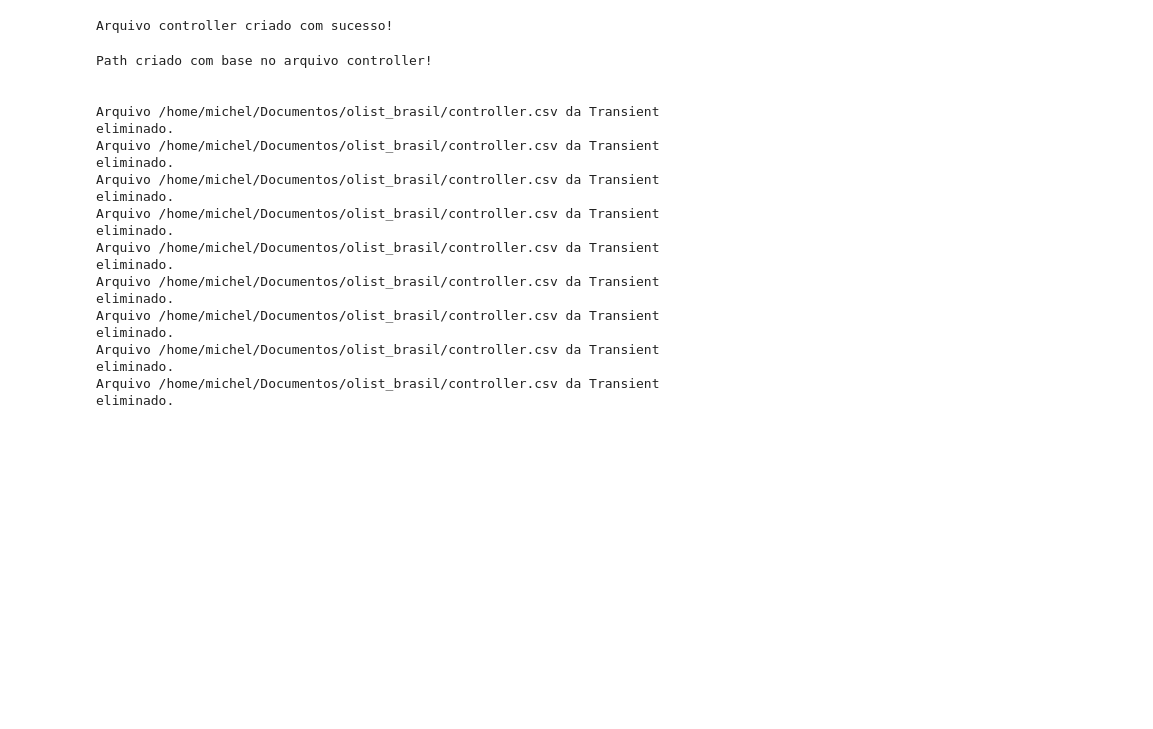
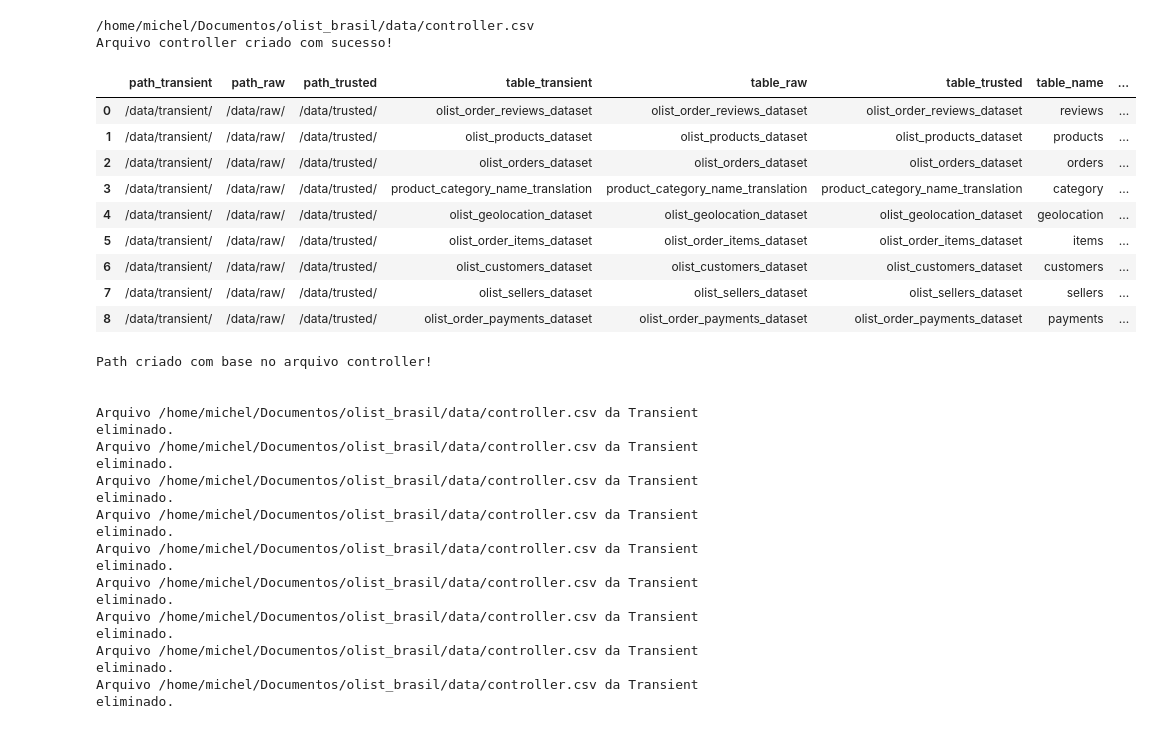
Before and after one commit to michelprosite/olist_brasil, a Jupyter notebook: olist_brasil.ipynb, the cells around one changed output. Drawn from its saved outputs; the diff is of its cells as text; code cells hidden in the pictures; blank space fills up the shorter version.

```diff
--- a/olist_brasil.ipynb
+++ b/olist_brasil.ipynb
@@ -57,14 +57,21 @@ Arquivos carregados e descompactados.
 # %%
 def created_arquivo_controller():
-    folder = os.getcwd()
-    path_folder = os.path.join(folder, 'data/transient')  # Substitua pelo caminho da pasta desejada
-    file_path = os.path.join(folder, 'controller.csv')
+    if os.path.exists(os.getcwd() + '/transient'):
+        folder = os.getcwd()
+        path_folder = os.path.join(folder, 'data/transient')  # Substitua pelo caminho da pasta desejada
+        file_path = os.path.join(folder, 'data/controller.csv')
+    else:
+        folder = os.getcwd()
+        path_folder = os.path.join(folder, 'data/raw')  # Substitua pelo caminho da pasta desejada
+        file_path = os.path.join(folder, 'data/controller.csv')
+
+    print(file_path)
 
     # Capturar nomes dos arquivos e remover a extensão
     arquivos = os.listdir(path_folder)
 
     # Eliminar as palavras indesejadas
-    palavras_indesejadas = ['_dataset.csv', 'olist_', 'order_', '_dataset', 'product_', '_name', '_translation', '.csv']
+    palavras_indesejadas = ['_dataset.csv', 'olist_', 'order_', '_dataset', 'product_', '_name', '_translation', '.csv', '.parquet']
     nomes_limpos = [arquivo for arquivo in arquivos]
     for palavra in palavras_indesejadas:
         nomes_limpos = [nome.replace(palavra, '') for nome in nomes_limpos]
@@ -76,7 +83,7 @@ def created_arquivo_controller():
     dados = [
         ["path_transient", "path_raw", "path_trusted", "table_transient", "table_raw", "table_trusted", "table_name", "table_name_temp"]
     ] + [
-        [str(path_folder[0]) + "data/transient/", str(path_folder[0]) + "data/raw/", str(path_folder[0]) + "data/trusted/", nome.replace('.csv', ""), nome.replace('.csv', ""), nome.replace('.csv', ""), nome_limp, 'temp_' + nome_limp]
+        [str(path_folder[0]) + "data/transient/", str(path_folder[0]) + "data/raw/", str(path_folder[0]) + "data/trusted/", nome.replace('.csv', "").replace('.parquet', ""), nome.replace('.csv', "").replace('.parquet', ""), nome.replace('.csv', "").replace('.parquet', ""), nome_limp, 'temp_' + nome_limp]
         for nome, nome_limp in zip(arquivos, nomes_limpos)
     ]
 
@@ -85,11 +92,27 @@ def created_arquivo_controller():
     print('Arquivo controller criado com sucesso!')
 created_arquivo_controller()
 # %% [output]
+/home/michel/Documentos/olist_brasil/data/controller.csv
 Arquivo controller criado com sucesso!
+# %%
+controller = os.path.join(os.getcwd(), 'data/controller.csv')
+path = pd.read_csv(controller)
+path
+# %% [output]
+|  | path_transient | path_raw | path_trusted | table_transient | table_raw | table_trusted | table_name | ... |
+| 0 | /data/transient/ | /data/raw/ | /data/trusted/ | olist_order_reviews_dataset | olist_order_reviews_dataset | olist_order_reviews_dataset | reviews | ... |
+| 1 | /data/transient/ | /data/raw/ | /data/trusted/ | olist_products_dataset | olist_products_dataset | olist_products_dataset | products | ... |
+| 2 | /data/transient/ | /data/raw/ | /data/trusted/ | olist_orders_dataset | olist_orders_dataset | olist_orders_dataset | orders | ... |
+| 3 | /data/transient/ | /data/raw/ | /data/trusted/ | product_category_name_translation | product_category_name_translation | product_category_name_translation | category | ... |
+| 4 | /data/transient/ | /data/raw/ | /data/trusted/ | olist_geolocation_dataset | olist_geolocation_dataset | olist_geolocation_dataset | geolocation | ... |
+| 5 | /data/transient/ | /data/raw/ | /data/trusted/ | olist_order_items_dataset | olist_order_items_dataset | olist_order_items_dataset | items | ... |
+| 6 | /data/transient/ | /data/raw/ | /data/trusted/ | olist_customers_dataset | olist_customers_dataset | olist_customers_dataset | customers | ... |
+| 7 | /data/transient/ | /data/raw/ | /data/trusted/ | olist_sellers_dataset | olist_sellers_dataset | olist_sellers_dataset | sellers | ... |
+| 8 | /data/transient/ | /data/raw/ | /data/trusted/ | olist_order_payments_dataset | olist_order_payments_dataset | olist_order_payments_dataset | payments | ... |
 # %%
 def carregando_raw():
     folder = os.getcwd()
-    file_path = os.path.join(folder, 'controller.csv')
+    file_path = os.path.join(folder, 'data/controller.csv')
     path = pd.read_csv(file_path)
     print('Path criado com base no arquivo controller!')
 
@@ -161,15 +184,15 @@ carregando_raw()
 Path criado com base no arquivo controller!
 
 
-Arquivo /home/michel/Documentos/olist_brasil/controller.csv da Transient eliminado.
-Arquivo /home/michel/Documentos/olist_brasil/controller.csv da Transient eliminado.
-Arquivo /home/michel/Documentos/olist_brasil/controller.csv da Transient eliminado.
-Arquivo /home/michel/Documentos/olist_brasil/controller.csv da Transient eliminado.
-Arquivo /home/michel/Documentos/olist_brasil/controller.csv da Transient eliminado.
-Arquivo /home/michel/Documentos/olist_brasil/controller.csv da Transient eliminado.
-Arquivo /home/michel/Documentos/olist_brasil/controller.csv da Transient eliminado.
-Arquivo /home/michel/Documentos/olist_brasil/controller.csv da Transient eliminado.
-Arquivo /home/michel/Documentos/olist_brasil/controller.csv da Transient eliminado.
+Arquivo /home/michel/Documentos/olist_brasil/data/controller.csv da Transient eliminado.
+Arquivo /home/michel/Documentos/olist_brasil/data/controller.csv da Transient eliminado.
+Arquivo /home/michel/Documentos/olist_brasil/data/controller.csv da Transient eliminado.
+Arquivo /home/michel/Documentos/olist_brasil/data/controller.csv da Transient eliminado.
+Arquivo /home/michel/Documentos/olist_brasil/data/controller.csv da Transient eliminado.
+Arquivo /home/michel/Documentos/olist_brasil/data/controller.csv da Transient eliminado.
+Arquivo /home/michel/Documentos/olist_brasil/data/controller.csv da Transient eliminado.
+Arquivo /home/michel/Documentos/olist_brasil/data/controller.csv da Transient eliminado.
+Arquivo /home/michel/Documentos/olist_brasil/data/controller.csv da Transient eliminado.
 # %%
 def carregando_trusted():
     folder = os.getcwd()
```
Also changed, not shown: parts of 12 cells of this notebook, 21 other files.
